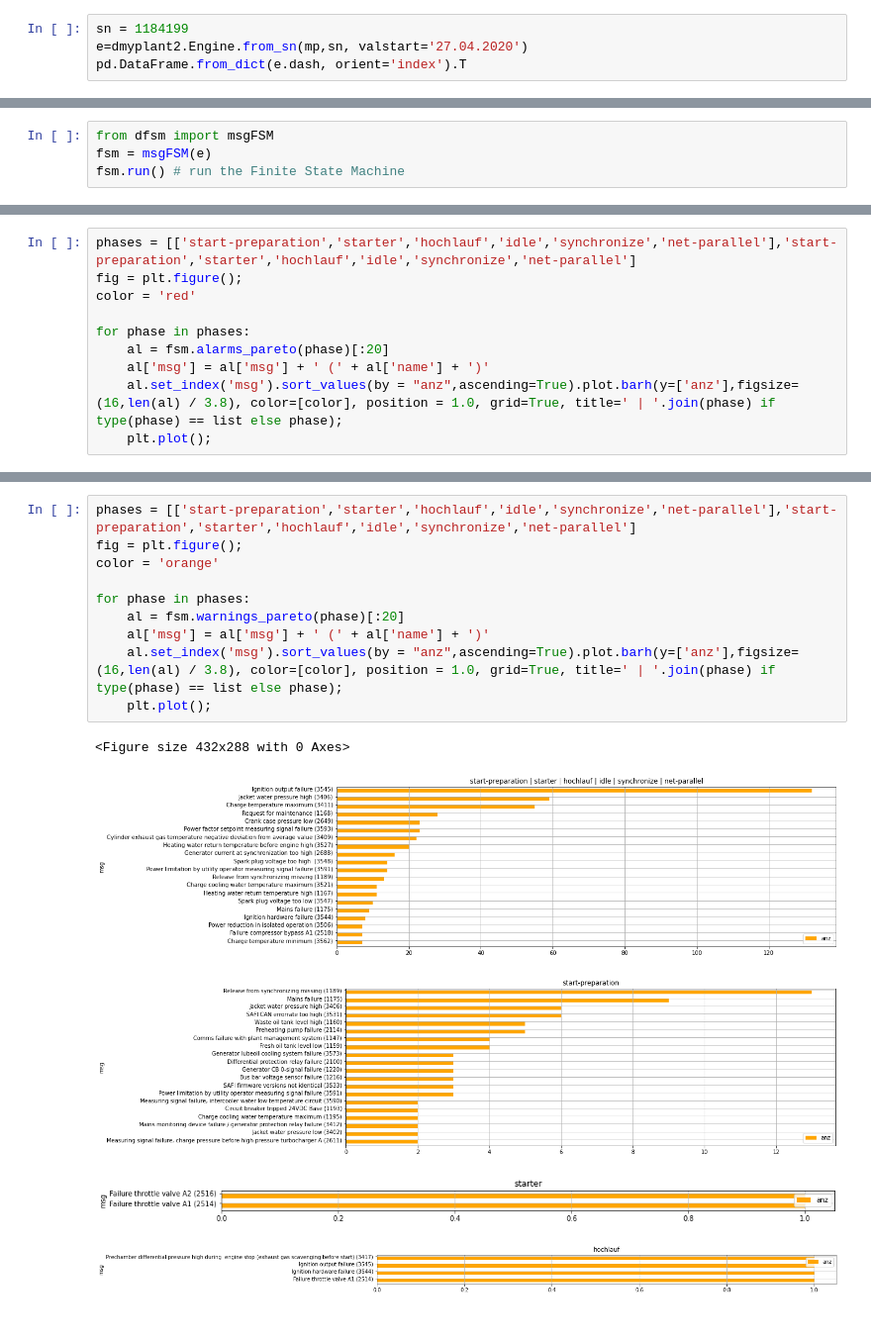
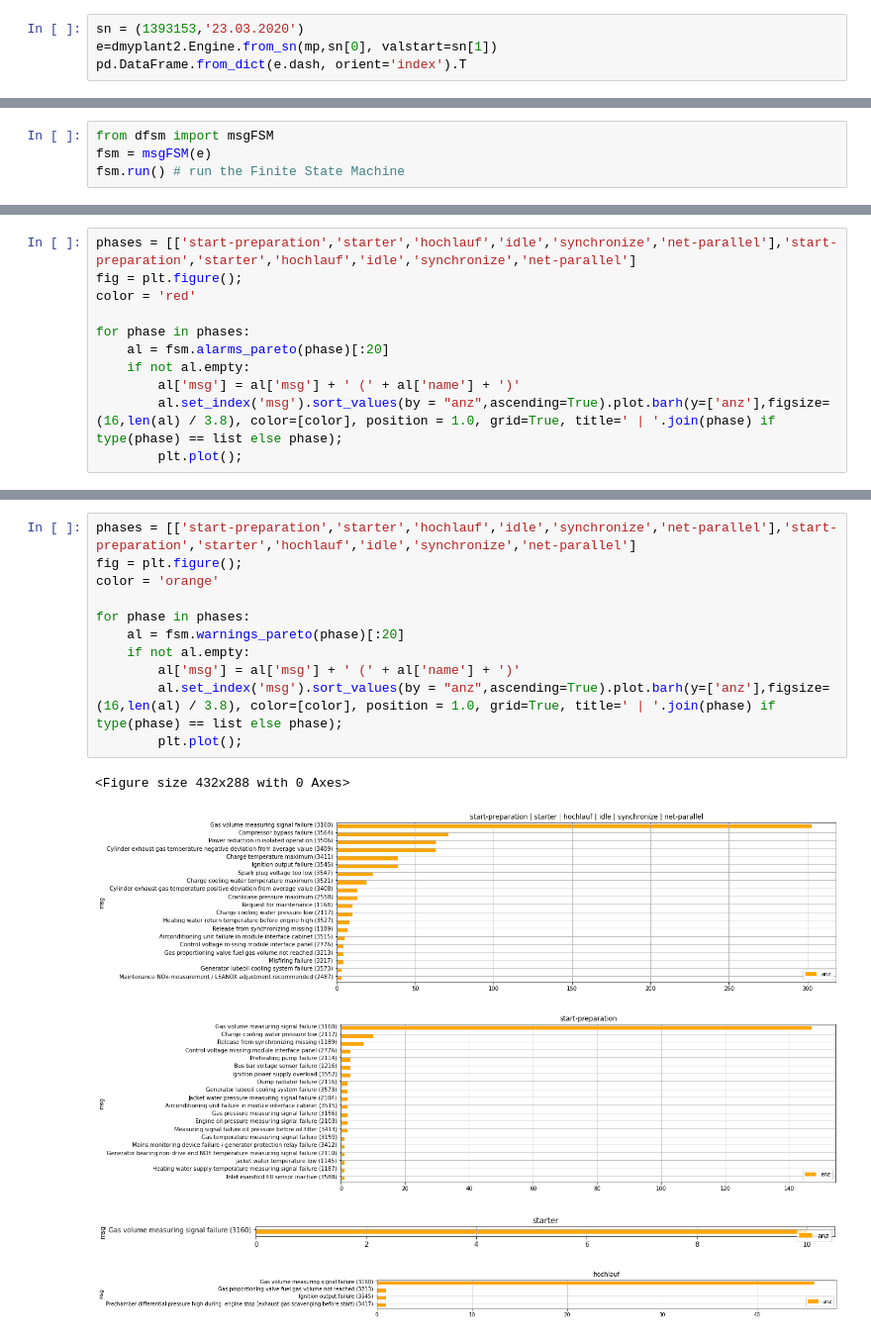
Before and after one commit to dieterch/statemachine, a Jupyter notebook: play.ipynb, the cells around one changed output, grey strips where cells are left out. Shown at 99% size. Cells and saved outputs as stored; diff of their text form.

```diff
--- a/play.ipynb
+++ b/play.ipynb
@@ -6,8 +6,8 @@ import dmyplant2
 dmyplant2.cred()
 mp = dmyplant2.MyPlant(3600)
 # %%
-sn = 1184199
-e=dmyplant2.Engine.from_sn(mp,sn, valstart='27.04.2020')
+sn = (1393153,'23.03.2020')
+e=dmyplant2.Engine.from_sn(mp,sn[0], valstart=sn[1])
 pd.DataFrame.from_dict(e.dash, orient='index').T
 # %% [output]
 |  | Name | Engine ID | Design Number | Engine Type | Engine Version | P | P_nom | BMEP | ... |
@@ -72,8 +72,9 @@ color = 'red'
 
 for phase in phases:
     al = fsm.alarms_pareto(phase)[:20]
-    al['msg'] = al['msg'] + ' (' + al['name'] + ')'
-    al.set_index('msg').sort_values(by = "anz",ascending=True).plot.barh(y=['anz'],figsize=(16,len(al) / 3.8), color=[color], position = 1.0, grid=True, title=' | '.join(phase) if type(phase) == list else phase);
-    plt.plot();
+    if not al.empty:
+        al['msg'] = al['msg'] + ' (' + al['name'] + ')'
+        al.set_index('msg').sort_values(by = "anz",ascending=True).plot.barh(y=['anz'],figsize=(16,len(al) / 3.8), color=[color], position = 1.0, grid=True, title=' | '.join(phase) if type(phase) == list else phase);
+        plt.plot();
 # %% [output]
 <Figure size 432x288 with 0 Axes>
@@ -87,16 +86,17 @@ for phase in phases:
 # %%
 phases = [['start-preparation','starter','hochlauf','idle','synchronize','net-parallel'],'start-preparation','starter','hochlauf','idle','synchronize','net-parallel']
 fig = plt.figure();
 color = 'orange'
 
 for phase in phases:
     al = fsm.warnings_pareto(phase)[:20]
-    al['msg'] = al['msg'] + ' (' + al['name'] + ')'
-    al.set_index('msg').sort_values(by = "anz",ascending=True).plot.barh(y=['anz'],figsize=(16,len(al) / 3.8), color=[color], position = 1.0, grid=True, title=' | '.join(phase) if type(phase) == list else phase);
-    plt.plot();
+    if not al.empty:
+        al['msg'] = al['msg'] + ' (' + al['name'] + ')'
+        al.set_index('msg').sort_values(by = "anz",ascending=True).plot.barh(y=['anz'],figsize=(16,len(al) / 3.8), color=[color], position = 1.0, grid=True, title=' | '.join(phase) if type(phase) == list else phase);
+        plt.plot();
 # %% [output]
 <Figure size 432x288 with 0 Axes>
-[figure, old version]
+[figure, new version]
-[figure, old version]
+[figure, new version]
-[figure, old version]
+[figure, new version]
-[figure, old version]
+[figure, new version]
```
Also changed, not shown: parts of 11 cells of this notebook, 3 other files.
